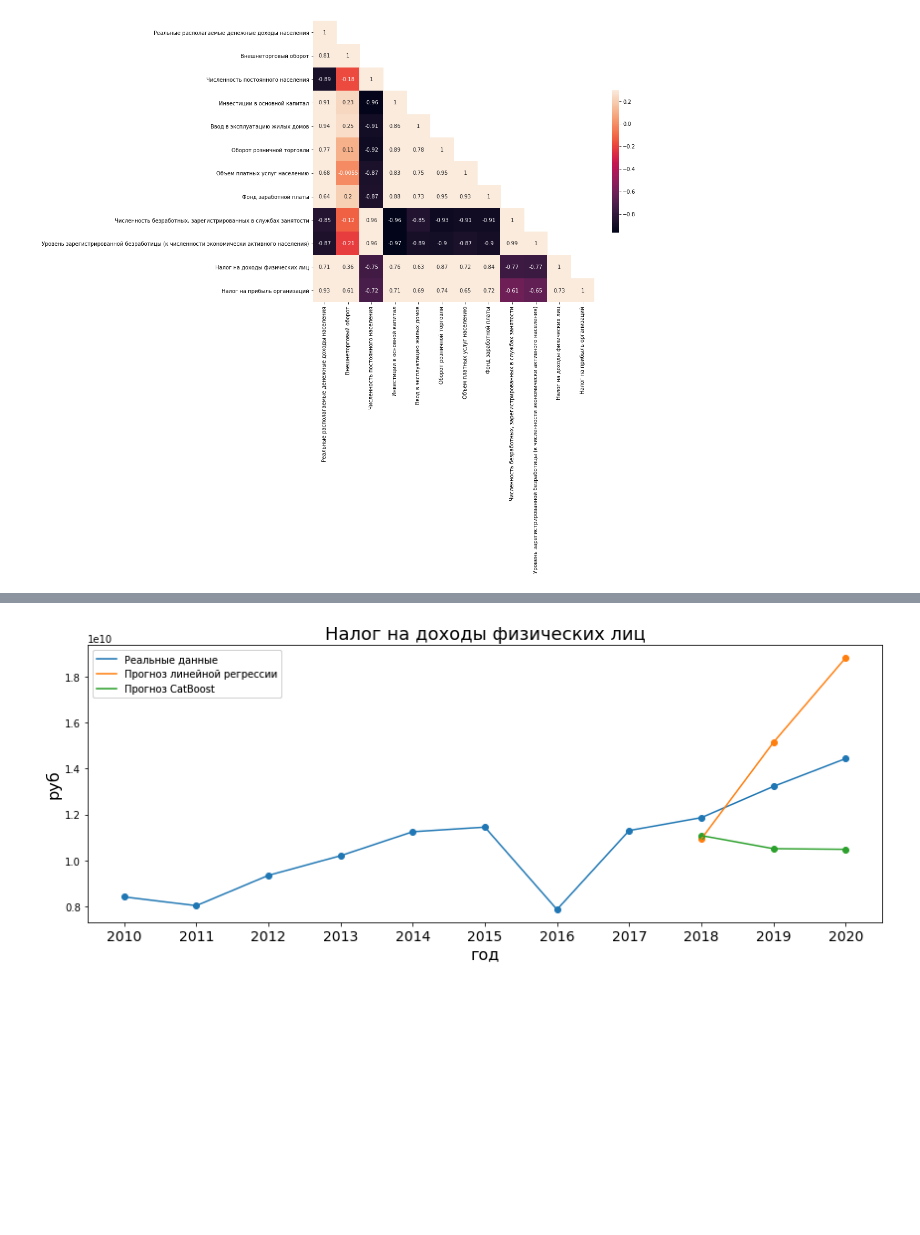
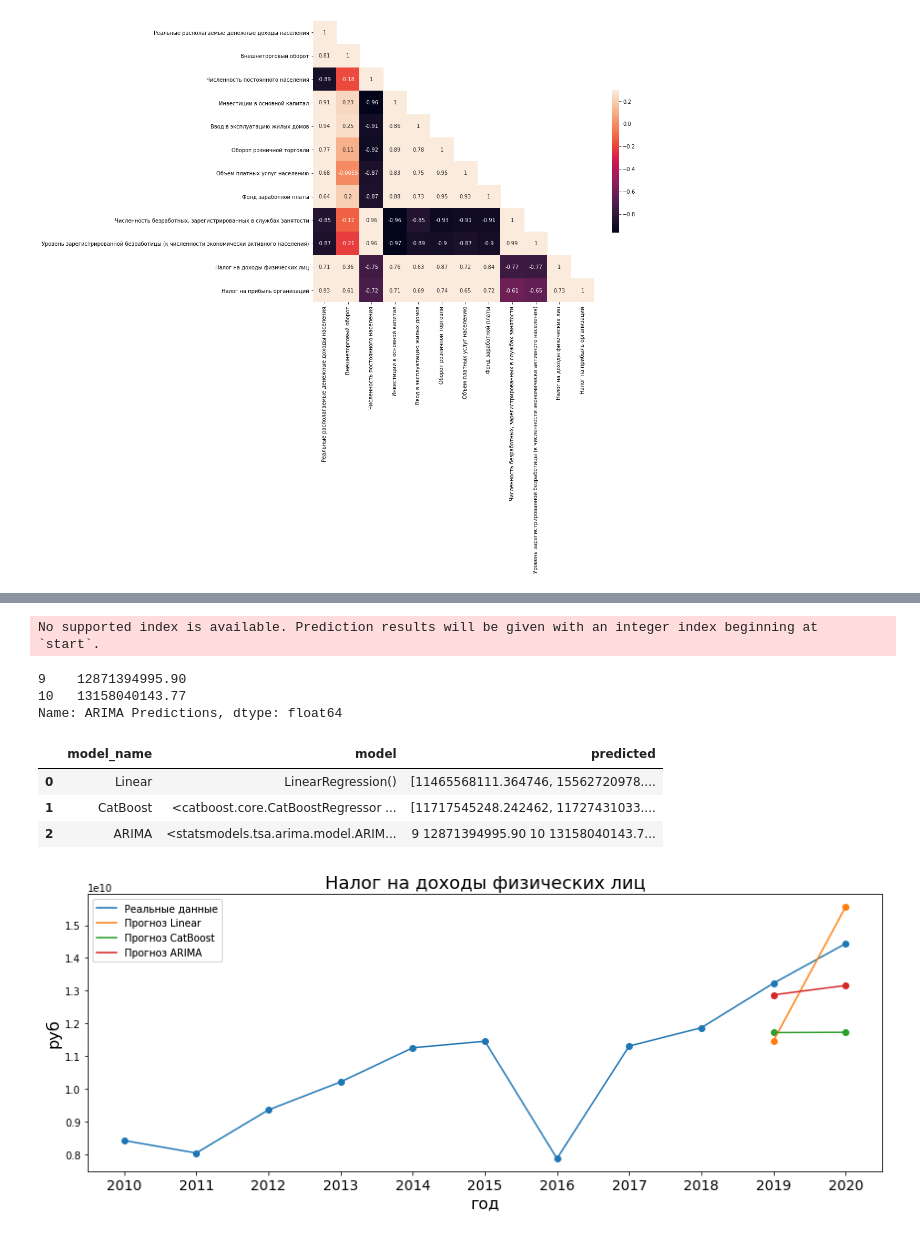
Before and after one commit to brut0/leadersofdigital_budget10, a Jupyter notebook: notebooks/model.ipynb, the cells around one changed output, grey strips where cells are left out. Saved outputs shown, nothing was run; the diff lists cells and outputs as text; code cells hidden in the pictures; blank space fills up the shorter version.

Commit message:
Add ARIMA model

```diff
--- a/notebooks/model.ipynb
+++ b/notebooks/model.ipynb
@@ -205,5 +210,5 @@ model, predicted = predict(CatBoostRegressor(**catboost_params), X_train, y_trai
 # %%
-df_predict = df_predict.append({'model_name': 'CatBoost', 'model': model, 'predicted': predicted}, ignore_index=True)
+df_predict = df_predict.append({'model_name': 'CatBoost', 'model': model, 'predicted': predicted*cor}, ignore_index=True)
 df_predict
 # %% [output]
 |  | model_name | model | predicted |
@@ -243,0 +245,7 @@ shap.summary_plot(shap_values, X, feature_names=X.columns)
+# %%
+from statsmodels.tsa.arima.model import ARIMA
+
+model = ARIMA(y_train[TARGET], order=(3,2,1))
+arima_result = model.fit()
+arima_result.summary()
+#predicted = model_result.forecast()
@@ -244,27 +278,43 @@ shap.summary_plot(shap_values, X, feature_names=X.columns)
+# %%
+arima_pred = arima_result.predict(start = len(y_train), end = len(y)-1, typ="levels").rename("ARIMA Predictions")*cor
+arima_pred
+# %% [output]
+No supported index is available. Prediction results will be given with an integer index beginning at `start`.
+9    12871394995.90
+10   13158040143.77
+Name: ARIMA Predictions, dtype: float64
+# %%
+df_predict = df_predict.append({'model_name': 'ARIMA', 'model': arima_result, 'predicted': arima_pred}, ignore_index=True)
+df_predict
+# %% [output]
+|  | model_name | model | predicted |
+| 0 | Linear | LinearRegression() | [11465568111.364746, 15562720978.... |
+| 1 | CatBoost | <catboost.core.CatBoostRegressor ... | [11717545248.242462, 11727431033.... |
+| 2 | ARIMA | <statsmodels.tsa.arima.model.ARIM... | 9 12871394995.90 10 13158040143.7... |
 # %%
 width = 0.4  # the width of the bars
 xt = np.arange(len(X.index))
 
 fig, ax = plt.subplots(figsize=FIGSIZE)
 ax.plot(xt, y.iloc[:,0])
 ax.scatter(xt, y.iloc[:,0])
 for i in range(df_predict.shape[0]):
     ax.plot(xt[-YEARS_PREDICT:], df_predict.loc[i, 'predicted'])
     ax.scatter(xt[-YEARS_PREDICT:], df_predict.loc[i, 'predicted'])
 
 # Add some text for labels, title and custom x-axis tick labels, etc.
 ax.set_ylabel('руб', fontsize=FONTSIZE+2)
 ax.set_xlabel('год', fontsize=FONTSIZE+2)
 
-ax.set_title('Налог на доходы физических лиц', fontsize=FONTSIZE+4)
+ax.set_title(TARGET, fontsize=FONTSIZE+4)
 ax.set_xticks(xt)
 ax.set_xticklabels([str(y) for y in X.index], fontsize=FONTSIZE)
-# #ax.set_yticklabels(fontsize=FONTSIZE)
-legend1 = ax.legend(['Реальные данные', 'Прогноз линейной регрессии', 'Прогноз CatBoost'])
+l = [f'Прогноз {model}' for model in df_predict['model_name']]
+legend1 = ax.legend(['Реальные данные', *l])
 ax.add_artist(legend1)
 
 fig.tight_layout()
 
 plt.show()
 # %% [output]
-[figure, old version]
+[figure, new version]
```
Also changed, not shown: parts of 12 cells of this notebook.
